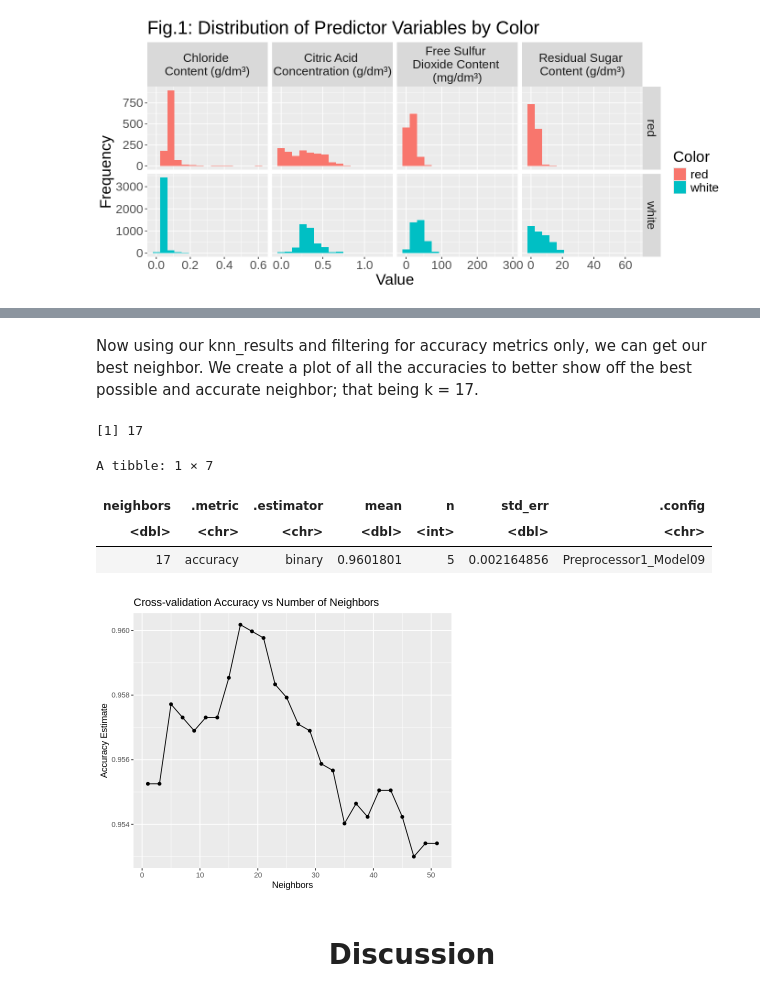
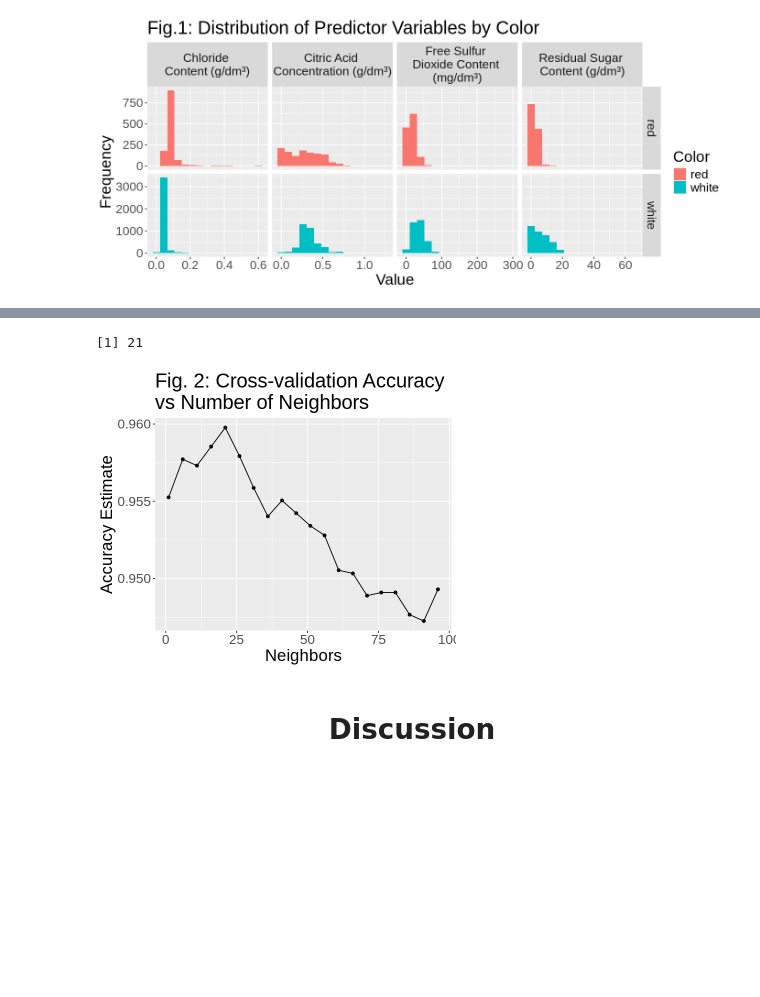
Before and after one commit to zaladmander/DSCI100-Group-Project, a Jupyter notebook: dsci100finalproject.ipynb, the cells around one changed output, grey strips where cells are left out. Drawn from its saved outputs; the diff is of its cells as text; code cells hidden in the pictures; blank space fills up the shorter version.

```diff
--- a/dsci100finalproject.ipynb
+++ b/dsci100finalproject.ipynb
@@ -189,10 +189,14 @@ knn_spec <- nearest_neighbor(weight_func = "rectangular", neighbors = tune()) |>
     set_engine("kknn") |>
     set_mode("classification")
 
-k_vals <- tibble(neighbors = seq(from = 1, to = 51, by = 2))
+k_vals <- tibble(neighbors = seq(from = 1, to = 100, by = 5))
 
 knn_results <- workflow() |>
     add_recipe(wine_recipe) |>
     add_model(knn_spec) |>
     tune_grid(resamples = vfold, grid = k_vals) |>
     collect_metrics()
+
+accuracies <- knn_results |>
+    filter(.metric == "accuracy")
+accuracies
@@ -216,29 +214,22 @@ A tibble: 26 × 7
-# %% [markdown]
-Now using our knn_results and filtering for accuracy metrics only, we can get our best neighbor. We create a plot of all the accuracies to better show off the best possible and accurate neighbor; that being k = 17.
-# %%
-options(repr.plot.height = 5, repr.plot.width = 6)
-
-cross_val_plot <- accuracies |>
-    ggplot(aes(x = neighbors, y = mean)) +
-    geom_point() +
-    geom_line() +
-    labs(x = "Neighbors", y = "Accuracy Estimate", title = "Cross-validation Accuracy vs Number of Neighbors")
-cross_val_plot
-
-best_k <- accuracies |>
-    arrange(desc(mean)) |>
-    head(1) |>
-    pull(neighbors)
-best_k
-
-filter(accuracies, neighbors == 17)
-# %% [output]
-[1] 17
-A tibble: 1 × 7
-| neighbors | .metric | .estimator | mean | n | std_err | .config |
-| <dbl> | <chr> | <chr> | <dbl> | <int> | <dbl> | <chr> |
-| 17 | accuracy | binary | 0.9601801 | 5 | 0.002164856 | Preprocessor1_Model09 |
-[figure, removed]
+# %%
+options(repr.plot.height = 5, repr.plot.width = 6)
+
+cross_val_plot <- accuracies |>
+    ggplot(aes(x = neighbors, y = mean)) +
+    geom_point() +
+    geom_line() +
+    labs(x = "Neighbors", y = "Accuracy Estimate", title = "Fig. 2: Cross-validation Accuracy \nvs Number of Neighbors")+
+    theme(text = element_text(size = 20))
+cross_val_plot
+
+best_k <- accuracies |>
+    arrange(desc(mean)) |>
+    head(1) |>
+    pull(neighbors)
+best_k
+# %% [output]
+[1] 21
+[figure, added]
 # %%
 knn_spec_2<- nearest_neighbor(weight_func = "rectangular", neighbors = 21) |>
     set_engine("kknn") |>
```
Also changed, not shown: parts of 4 cells of this notebook.
